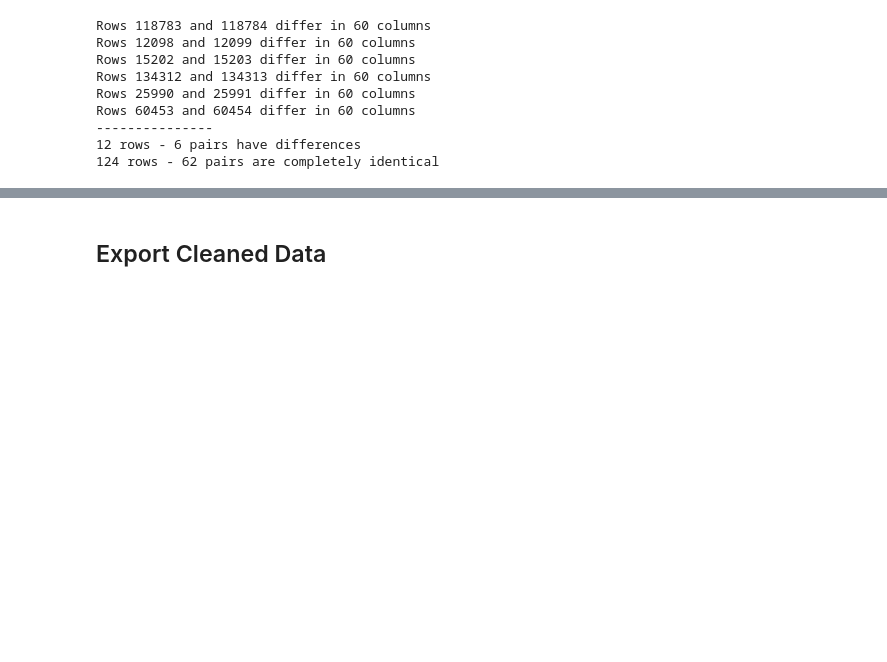
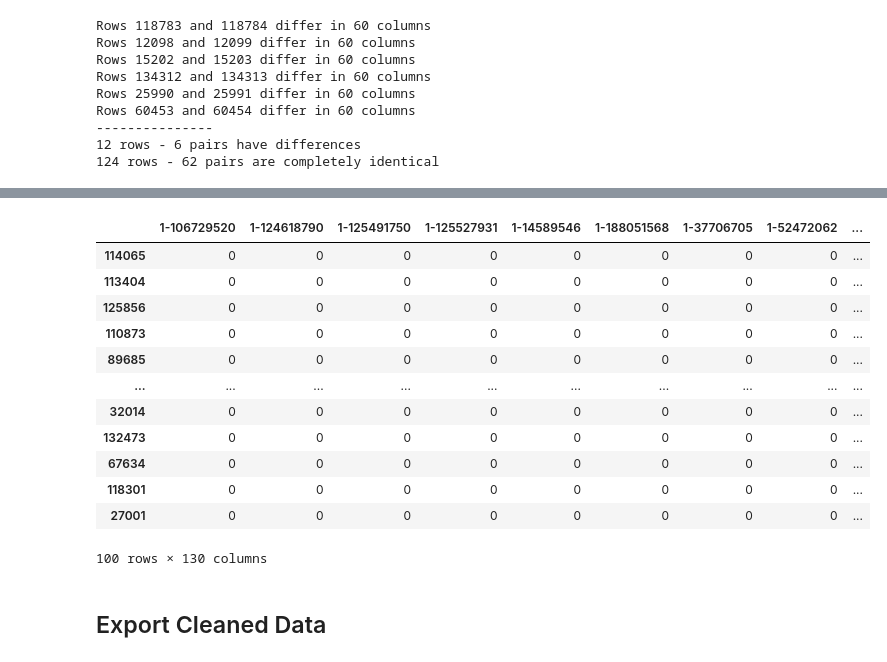
Before and after one commit to dag-ml/nodag, a Jupyter notebook: src/gwas_exploration_preprocessing.ipynb, the cells around one changed output, grey strips where cells are left out. Cells and saved outputs as stored; diff of their text form; code cells hidden in the pictures; blank space fills up the shorter version.

```diff
--- a/src/gwas_exploration_preprocessing.ipynb
+++ b/src/gwas_exploration_preprocessing.ipynb
@@ -332,3 +467,20 @@ Rows 60453 and 60454 differ in 60 columns
+# %%
+gwas_transposed_subset_100 = pd.concat([chromopos_oh_100, gwas_df_clean_min_subset_100.drop("chromosome_position", axis=1)], axis=1)
+gwas_transposed_subset_100
+# %% [output]
+|  | 1-106729520 | 1-124618790 | 1-125491750 | 1-125527931 | 1-14589546 | 1-188051568 | 1-37706705 | 1-52472062 | ... |
+| 114065 | 0 | 0 | 0 | 0 | 0 | 0 | 0 | 0 | ... |
+| 113404 | 0 | 0 | 0 | 0 | 0 | 0 | 0 | 0 | ... |
+| 125856 | 0 | 0 | 0 | 0 | 0 | 0 | 0 | 0 | ... |
+| 110873 | 0 | 0 | 0 | 0 | 0 | 0 | 0 | 0 | ... |
+| 89685 | 0 | 0 | 0 | 0 | 0 | 0 | 0 | 0 | ... |
+| ... | ... | ... | ... | ... | ... | ... | ... | ... | ... |
+| 32014 | 0 | 0 | 0 | 0 | 0 | 0 | 0 | 0 | ... |
+| 132473 | 0 | 0 | 0 | 0 | 0 | 0 | 0 | 0 | ... |
+| 67634 | 0 | 0 | 0 | 0 | 0 | 0 | 0 | 0 | ... |
+| 118301 | 0 | 0 | 0 | 0 | 0 | 0 | 0 | 0 | ... |
+| 27001 | 0 | 0 | 0 | 0 | 0 | 0 | 0 | 0 | ... |
+100 rows × 130 columns
 # %% [markdown]
 ## Export Cleaned Data
 # %%
```
Also changed, not shown: parts of 11 cells of this notebook, 16 other files.
